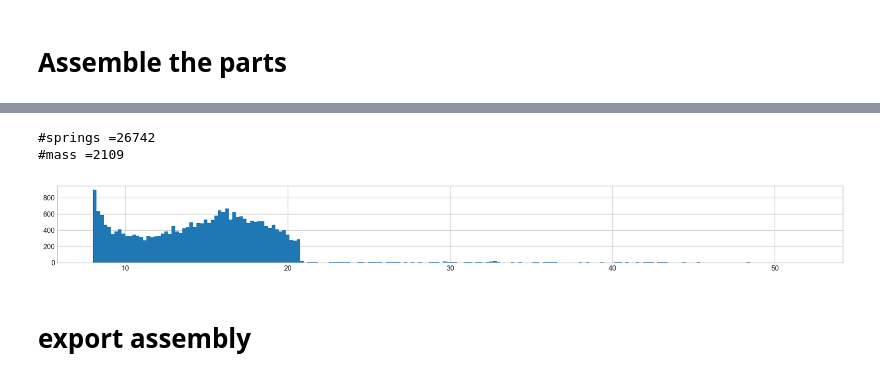
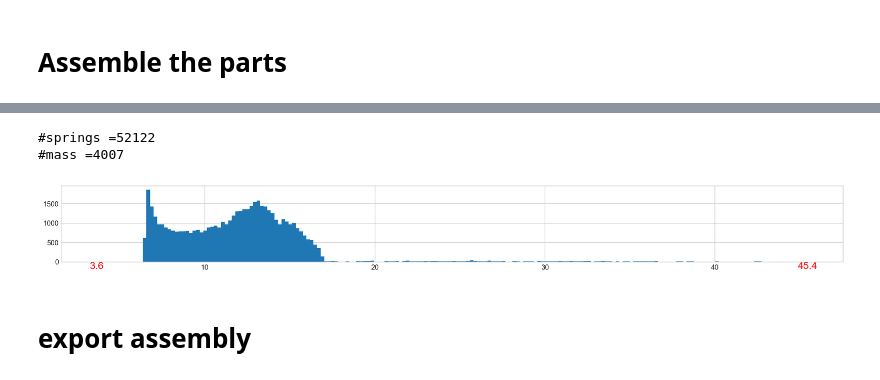
Before and after one commit to boxiXia/FlexipodFast, a Jupyter notebook: src/slicer.ipynb, the cells around one changed output, grey strips where cells are left out. Cells and saved outputs as stored; diff of their text form; code cells hidden in the pictures.

```diff
--- a/src/slicer.ipynb
+++ b/src/slicer.ipynb
@@ -761,10 +751,10 @@ leg_transform = [np.dot(t,t_leg_alignment) for t in leg_axes_transform]
 # %%
 # cylinders for getting the rotation anchor points on the body
 cylinders = [
-    trimesh.creation.cylinder(radius=30, height=40, transform=t0),
-    trimesh.creation.cylinder(radius=30, height=40, transform=t1),
-    trimesh.creation.cylinder(radius=30, height=40, transform=t2),
-    trimesh.creation.cylinder(radius=30, height=40, transform=t3)] # 20 will be covered
+    trimesh.creation.cylinder(radius=30, height=joint_overlap, transform=t0),
+    trimesh.creation.cylinder(radius=30, height=joint_overlap, transform=t1),
+    trimesh.creation.cylinder(radius=30, height=joint_overlap, transform=t2),
+    trimesh.creation.cylinder(radius=30, height=joint_overlap, transform=t3)] # 20 will be covered
 
 # axis_size=5
 # axis_origin_tri = trimesh.creation.axis(axis_size*2)
@@ -795,7 +789,7 @@ o3d.visualization.draw_geometries([pcd_body,lsd_body]+legs+lsd_legs+axes)
 body_rot_ids = [cylinder.ray.contains_points(xyz_body) for cylinder in cylinders]
 
 # list of np boolean array indicating if point is part of rotational jonit
-leg_rot_ids = [np.asarray(pcd_leg_d.points)[:,0]<0]*len(legs)
+leg_rot_ids = [np.asarray(pcd_leg_d.points)[:,0]<-leg_d0]*len(legs)
 
 # xyzs of the components [body,leg,leg,leg,leg]
 xyz_parts = [np.asarray(pcd.points) for pcd in [pcd_body]+legs]
@@ -809,7 +803,7 @@ id_joint_components = np.array([[0,1],[0,2],[0,3],[0,4]])
 # the actual points (bool)
 joint_tuples = list(zip(body_rot_ids,leg_rot_ids))
 
-rot_anchor_radius = 26.
+rot_anchor_radius = 21.
 # anchor points for each of the rotational joint
 rot_anchors = [ApplyTransform([[0,0,-rot_anchor_radius],
                                [0,0,rot_anchor_radius]],t)
@@ -860,13 +855,26 @@ joints_list = [[m.tolist() for m in joint] for joint in joints]
 # %%
 def CreateJointLines(id_0, id_1, id_joint):
     """
-    return the lines defined by a joint
+    return the joint lines(rotation springs) defined by a joint
     input:
         id_0: m numpy indices of the first points
         id_1: n numpy indices of the second points
         id_joint: 2 indices of the end points of a joint
     """
-    return [np.column_stack([id_0, [id_joint[0]]*len(id_0)]),
-            np.column_stack([id_1, [id_joint[0]]*len(id_1)]),
-            np.column_stack([id_0, [id_joint[1]]*len(id_0)]),
-            np.column_stack([id_1, [id_joint[1]]*len(id_1)])]
+    return np.vstack([np.column_stack([id_0, [id_joint[0]]*len(id_0)]), # left  (id_0) - axis_0
+            np.column_stack([id_1, [id_joint[0]]*len(id_1)]), # left  (id_0) - axis_1
+            np.column_stack([id_0, [id_joint[1]]*len(id_0)]), # right (id_1) - axis_0
+            np.column_stack([id_1, [id_joint[1]]*len(id_1)])]) # right (id_1) - axis_1
+
+def CreateJointFrictionSpring(id_0, id_1):
+    """
+    return the friction springs defined by a joint
+    input:
+        id_0: m numpy indices of the first points
+        id_1: n numpy indices of the second points
+    """
+    max_size = 3000
+    frictionSpring = np.vstack([np.column_stack([[id_0_k]*len(id_1),id_1]) for id_0_k in id_0])
+#     if frictionSpring.shape[0]>max_size:
+#         frictionSpring = frictionSpring[np.random.choice(frictionSpring.shape[0], max_size, replace=False)]
+    return frictionSpring
@@ -907,29 +953,26 @@ from matplotlib.ticker import (MultipleLocator, FormatStrFormatter,AutoMinorLoca
 # %%
 pcd_assembly = o3d.geometry.PointCloud()
 pcd_assembly.points = o3d.utility.Vector3dVector(xyz_all)
 
 lsd_assembly = o3d.geometry.LineSet()
 lsd_assembly.points = o3d.utility.Vector3dVector(xyz_all)
 # lsd_assembly.lines = o3d.utility.Vector2iVector(lines_all[id_lines_edges[n_parts]:])
 lsd_assembly.lines = o3d.utility.Vector2iVector(lines_all)
-
-
 pcd_assembly.colors = o3d.utility.Vector3dVector(colors_all)
-
 
 print("#springs =%i"%(len(lsd_assembly.lines)))
 print("#mass =%i"%(len(pcd_assembly.points)))
 
-
 # check the distance of the springs
 fig, ax = plt.subplots(figsize=(20,2))
-ax.hist(np.linalg.norm(xyz_all[lines_all[:,0]] - xyz_all[lines_all[:,1]],axis=1),bins=200)
-# plt.xlim([0,30])
+hist,bin_edges,_ =ax.hist(np.linalg.norm(xyz_all[lines_all[:,0]] - xyz_all[lines_all[:,1]],axis=1),bins=200)
+ax.text(bin_edges[0],0,f"{bin_edges[0]:.1f}",ha="center",va="top",fontsize="x-large",color='r')
+ax.text(bin_edges[-1],0,f"{bin_edges[-1]:.1f}",ha="center",va="top",fontsize="x-large",color='r')
 plt.show()
 # %% [output]
-#springs =26742
-#mass =2109
+#springs =52122
+#mass =4007
-[figure, old version]
+[figure, new version]
 # %%
 o3d.visualization.draw_geometries([pcd_assembly,lsd_assembly,coord_frame]+axes)
 # o3d.visualization.draw_geometries([pcd_assembly,coord_frame]+axes)
```
Also changed, not shown: parts of 30 cells of this notebook, 5 other files.
